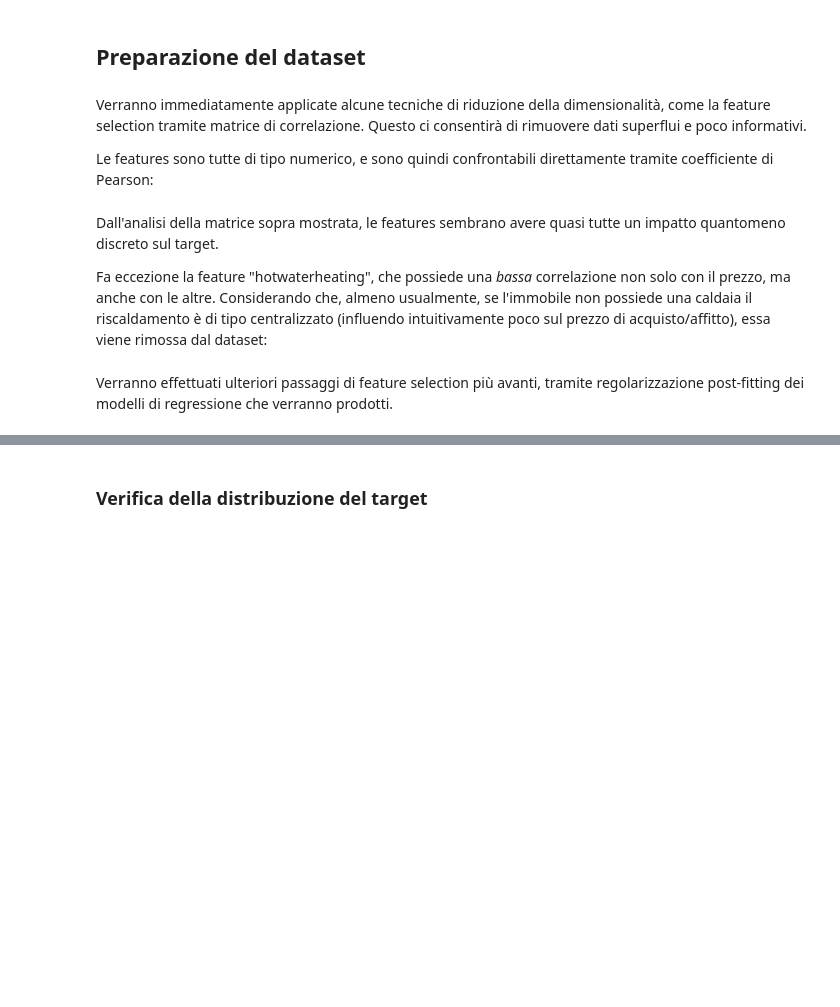
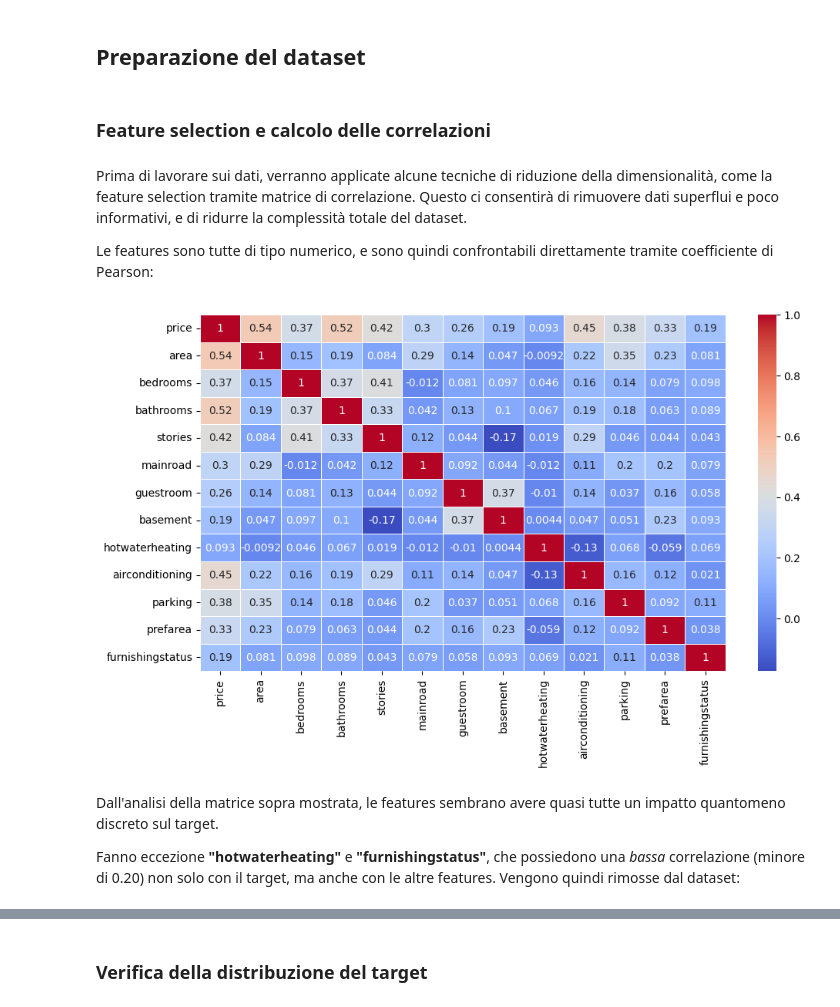
Before and after one commit to crypto-infinity/proai, a Jupyter notebook: course3-ml-basics/project/mercato_immobiliare.ipynb, the cells around one changed output, grey strips where cells are left out. Cells and saved outputs as stored; diff of their text form; code cells hidden in the pictures; blank space fills up the shorter version.

```diff
--- a/course3-ml-basics/project/mercato_immobiliare.ipynb
+++ b/course3-ml-basics/project/mercato_immobiliare.ipynb
@@ -65,5 +50,3 @@ import seaborn as sns
-# %%
-sns.set_theme(style="whitegrid")
 # %% [markdown]
 ## Importazione del Dataset
 # %% [markdown]
@@ -92,18 +87,22 @@ df.head(10)
 # %% [markdown]
 ## Preparazione del dataset
+# %% [markdown]
+### Feature selection e calcolo delle correlazioni
 # %% [markdown]
-Verranno immediatamente applicate alcune tecniche di riduzione della dimensionalità, come la feature selection tramite matrice di correlazione. Questo ci consentirà di rimuovere dati superflui e poco informativi.
+Prima di lavorare sui dati, verranno applicate alcune tecniche di riduzione della dimensionalità, come la feature selection tramite matrice di correlazione. Questo ci consentirà di rimuovere dati superflui e poco informativi, e di ridurre la complessità totale del dataset.
 
 Le features sono tutte di tipo numerico, e sono quindi confrontabili direttamente tramite coefficiente di Pearson:
 # %%
 # Feature Correlation Analysis for numerical variables
 
-plt.figure(figsize=(15, 8))
+plt.figure(figsize=(11, 6))
 
 sns.heatmap(df.corr(method="pearson"), annot=True, cmap='coolwarm', linewidths=0.5)
 plt.show()
+# %% [output]
+[figure, added]
 # %% [markdown]
 Dall'analisi della matrice sopra mostrata, le features sembrano avere quasi tutte un impatto quantomeno discreto sul target.
 
-Fa eccezione la feature "hotwaterheating", che possiede una *bassa* correlazione non solo con il prezzo, ma anche con le altre. Considerando che, almeno usualmente, se l'immobile non possiede una caldaia il riscaldamento è di tipo centralizzato (influendo intuitivamente poco sul prezzo di acquisto/affitto), essa viene rimossa dal dataset:
+Fanno eccezione **"hotwaterheating"** e **"furnishingstatus"**, che possiedono una *bassa* correlazione (minore di 0.20) non solo con il target, ma anche con le altre features. Vengono quindi rimosse dal dataset:
 # %%
@@ -111,2 +109,0 @@ df = df.drop(['hotwaterheating'], axis=1)
-# %% [markdown]
-Verranno effettuati ulteriori passaggi di feature selection più avanti, tramite regolarizzazione post-fitting dei modelli di regressione che verranno prodotti.
```
Also changed, not shown: parts of 66 cells of this notebook.
